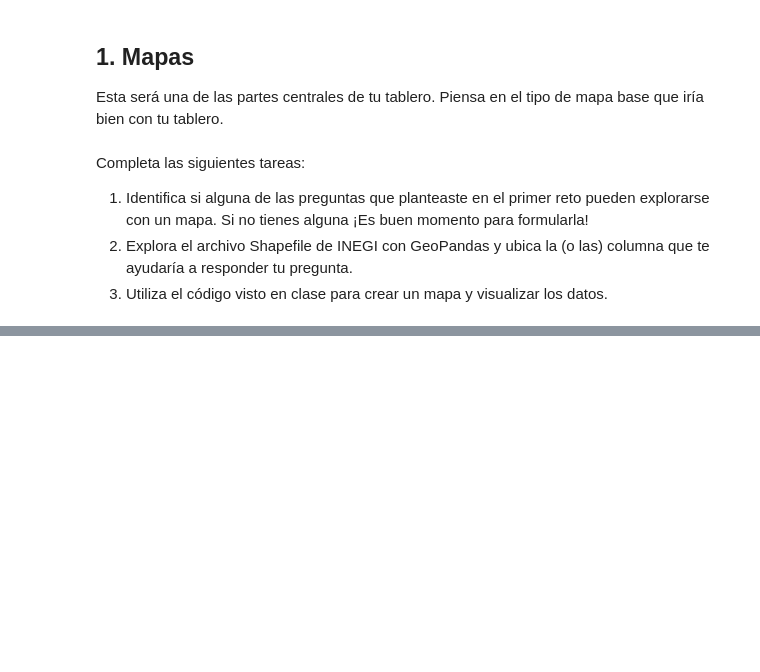
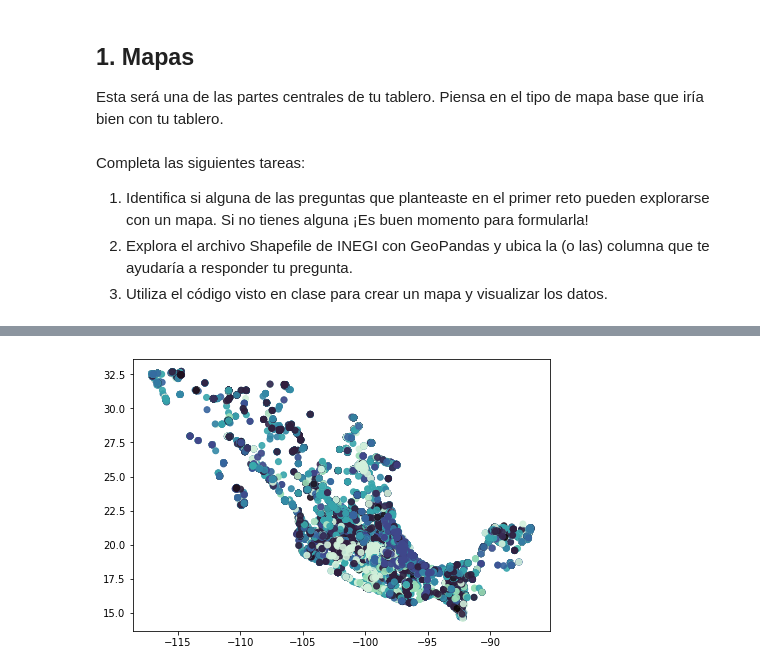
Before and after one commit to DanielEduardoLopez/DEVF-DataVisualization, a Jupyter notebook: Part4_Challenge_INEGI.ipynb, the cells around one changed output, grey strips where cells are left out. Drawn from its saved outputs; the diff is of its cells as text; code cells hidden in the pictures; blank space fills up the shorter version.

```diff
--- a/Part4_Challenge_INEGI.ipynb
+++ b/Part4_Challenge_INEGI.ipynb
@@ -19,0 +327,5 @@ Completa las siguientes tareas:
+# %%
+# Mapa con todas las ubicaciones de organizaciones oferentes de servicios profesionales y técnicos
+ax = df_geo.plot(figsize=(10,5), alpha=0.9, cmap='mako',  column='nombre_act')
+# %% [output]
+[figure, added]
```
Also changed, not shown: parts of 34 cells of this notebook.
